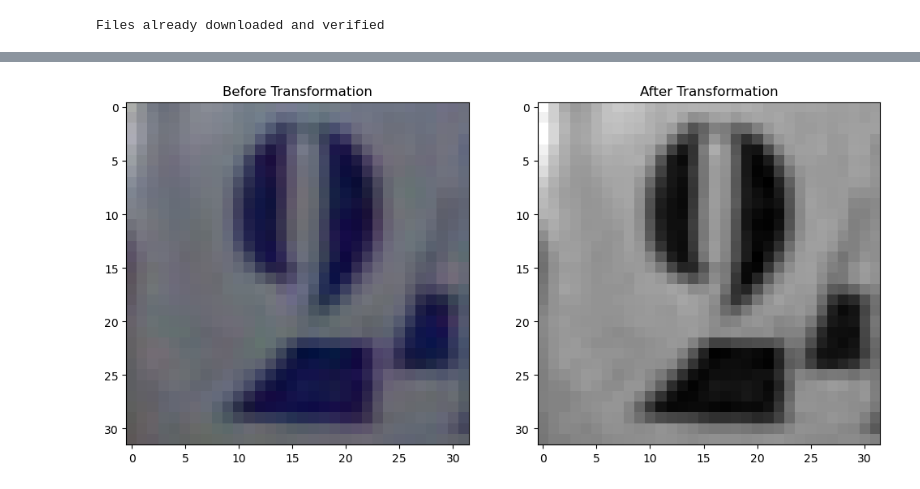
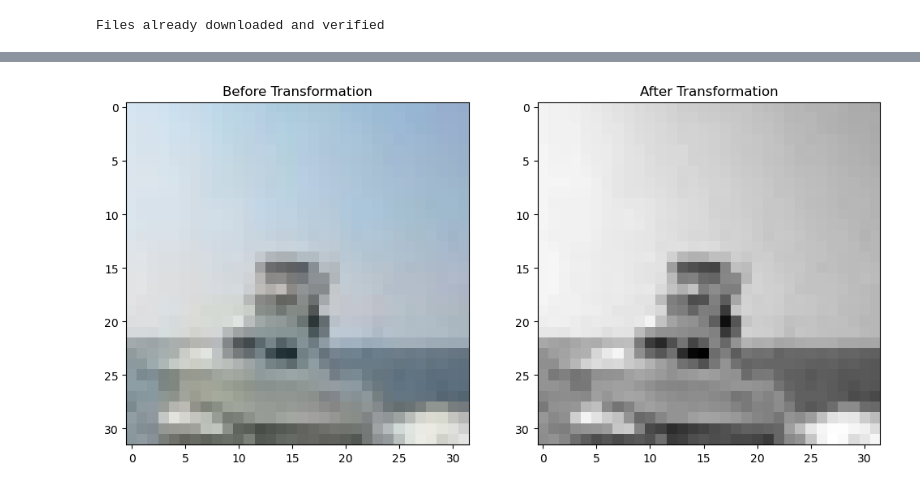
Before and after one commit to SHlee-TDA/TOFLA, a Jupyter notebook: examples/exmples.ipynb, the cells around one changed output, grey strips where cells are left out. Saved outputs shown, nothing was run; the diff lists cells and outputs as text; code cells hidden in the pictures.

```diff
--- a/examples/exmples.ipynb
+++ b/examples/exmples.ipynb
@@ -86,8 +86,8 @@ def show_images(before, after):
     plt.show()
 
 # 이미지 샘플 가져오기 (예시)
-before_sample = dataset[50]
-after_sample = converted_dataset[50]
+before_sample = dataset[100]
+after_sample = converted_dataset[100]
 
 # 시각화 함수 호출
 show_images(before_sample, after_sample)
@@ -96,6 +96,6 @@ show_images(before_sample, after_sample)
 # %%
 comparision = GrayscaleConverter(dataset=dataset)
-compare = comparision.convert(dataset[50])
+compare = comparision.convert(dataset[100])
 show_images(before_sample, compare)
 # %% [output]
-[figure, old version]
+[figure, new version]
```
Also changed, not shown: parts of 5 cells of this notebook.
